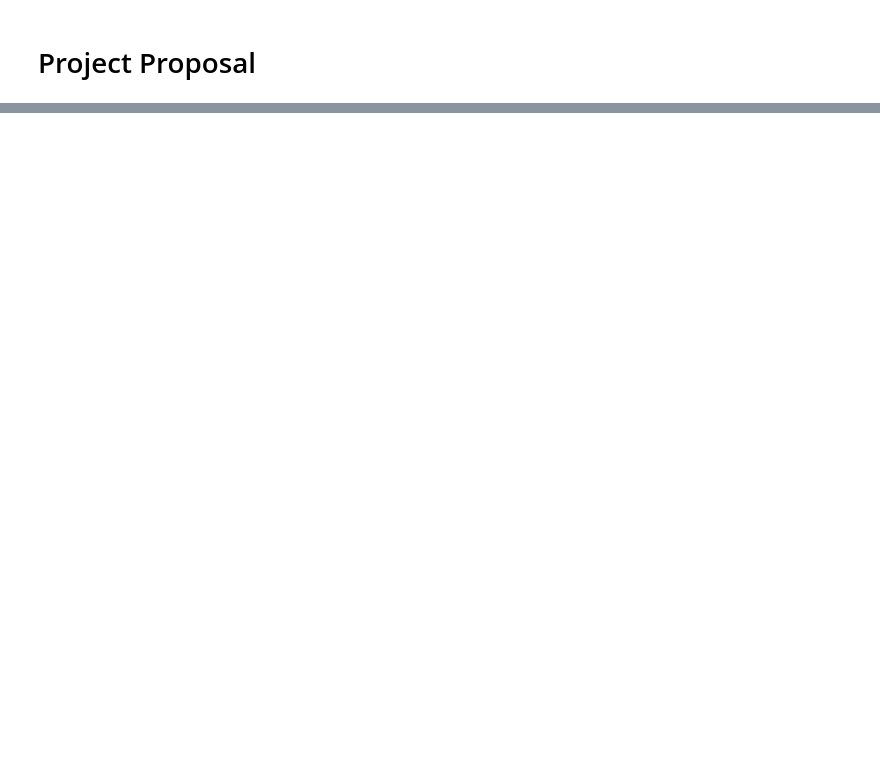
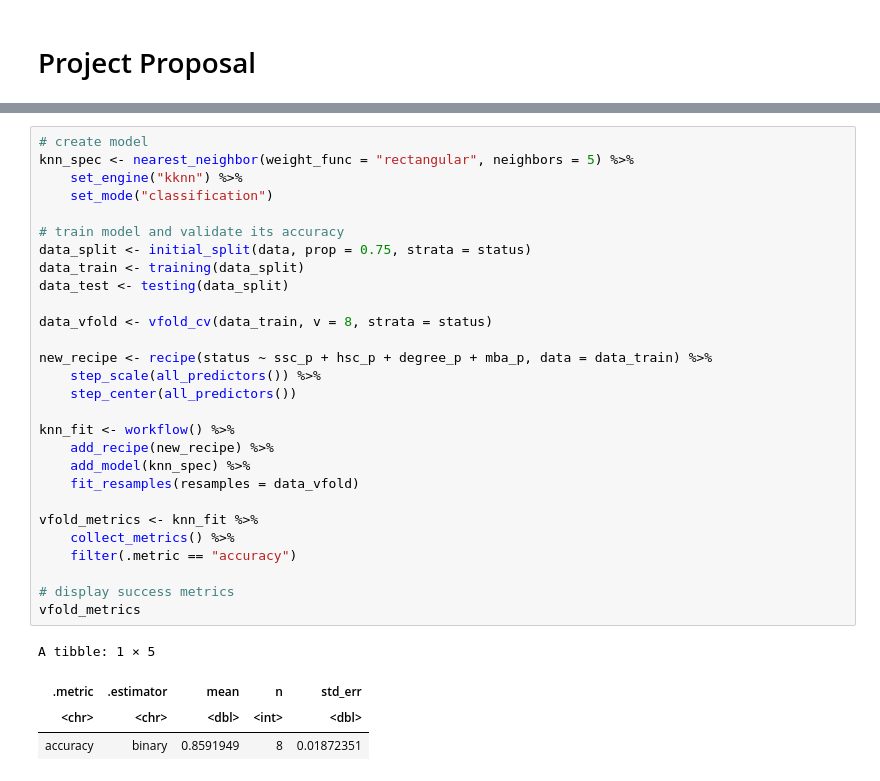
Before and after one commit to rmahinpei/dsci100-project, a Jupyter notebook: project-proposal.ipynb, the cells around one changed output, grey strips where cells are left out. Drawn from its saved outputs; the diff is of its cells as text; blank space fills up the shorter version.

```diff
--- a/project-proposal.ipynb
+++ b/project-proposal.ipynb
@@ -95,0 +65,33 @@ A tibble: 6 × 8
+# %%
+# create model
+knn_spec <- nearest_neighbor(weight_func = "rectangular", neighbors = 5) %>%
+    set_engine("kknn") %>%
+    set_mode("classification")
+
+# train model and validate its accuracy
+data_split <- initial_split(data, prop = 0.75, strata = status)
+data_train <- training(data_split)
+data_test <- testing(data_split)
+
+data_vfold <- vfold_cv(data_train, v = 8, strata = status)
+
+new_recipe <- recipe(status ~ ssc_p + hsc_p + degree_p + mba_p, data = data_train) %>%
+    step_scale(all_predictors()) %>%
+    step_center(all_predictors())
+
+knn_fit <- workflow() %>%
+    add_recipe(new_recipe) %>%
+    add_model(knn_spec) %>%
+    fit_resamples(resamples = data_vfold)
+
+vfold_metrics <- knn_fit %>%
+    collect_metrics() %>%
+    filter(.metric == "accuracy")
+
+# display success metrics
+vfold_metrics
+# %% [output]
+A tibble: 1 × 5
+| .metric | .estimator | mean | n | std_err |
+| <chr> | <chr> | <dbl> | <int> | <dbl> |
+| accuracy | binary | 0.8591949 | 8 | 0.01872351 |
```
Also changed, not shown: parts of 7 cells of this notebook.
